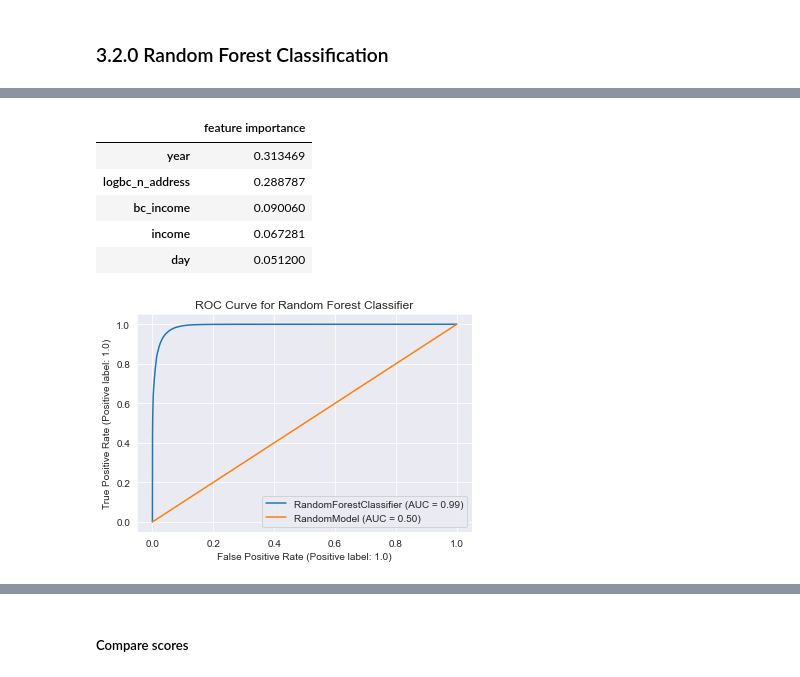
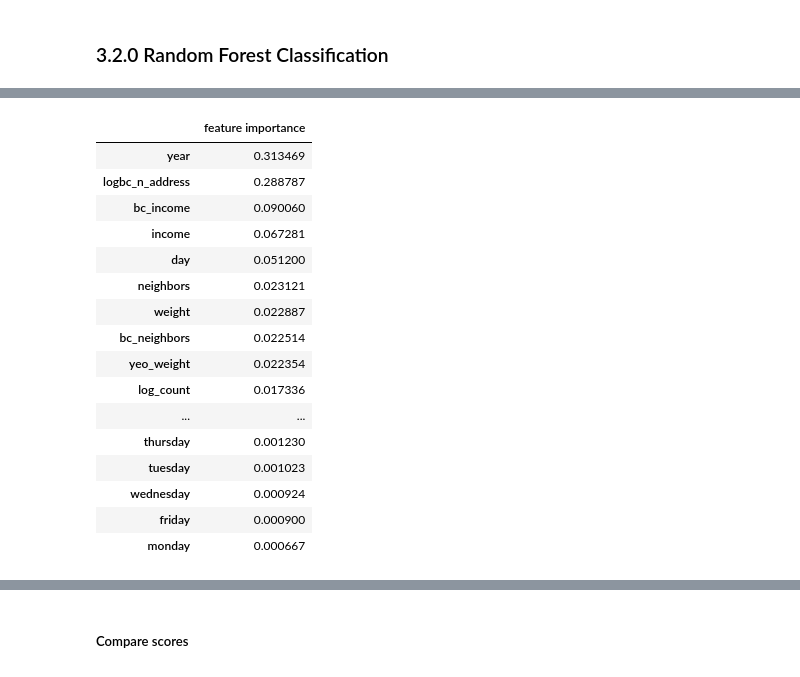
Before and after one commit to PZ808/BC-ransomware-classification, a Jupyter notebook: bc_rans-readpickle-v2.ipynb, the cells around one changed output, grey strips where cells are left out. Drawn from its saved outputs; the diff is of its cells as text; code cells hidden in the pictures.

```diff
--- a/bc_rans-readpickle-v2.ipynb
+++ b/bc_rans-readpickle-v2.ipynb
@@ -426,6 +434,15 @@ def plot_roc(model,X,y,plot_title):
     plt.plot(np.arange(0, 1.1, 0.1), np.arange(0, 1.1, 0.1), label='RandomModel (AUC = 0.50)')
     plt.legend()
     plt.show()
+
+def confusion_mat(y,y_pred):
+    cf_matrix = confusion_matrix(y, y_pred)
+    group_names = ['True Neg','False Pos','False Neg','True Pos']
+    group_counts = ['{0:0.0f}'.format(value) for value in cf_matrix.flatten()]
+    group_percentages = ['{0:.2%}'.format(value) for value in cf_matrix.flatten()/np.sum(cf_matrix)]
+    labels = [f'{v1}\n{v2}\n{v3}' for v1, v2, v3 in  zip(group_names,group_counts,group_percentages)]
+    labels = np.asarray(labels).reshape(2,2)
+    sns.heatmap(cf_matrix, annot=labels, fmt='',cmap='Reds')
 
 def tabulate_scores_df(model_name, y_test, y_pred):
 
@@ -696,34 +686,12 @@ rf_params_in = {
     "class_weight" : ['balanced', None]
 }
 
-rf_clf = RandomForestClassifier(n_jobs = -1,random_state = RAND_STATE)
-
+rf_cl = RandomForestClassifier(n_jobs = -1,random_state = RAND_STATE)
 
 rfc = Model(
-        e_ds.X_train_sm,
-        e_ds.y_train_sm,
-        X_train_e,
-        X_test_e,sgd_cl,
-        rf_params_in,
-        RandomForestClassifier
-        )
+        e_ds.X_train_sm, e_ds.y_train_sm,
+        X_train_e, X_test_e,
+        rf_cl, rf_params_in, RandomForestClassifier)
 
-
-# used randomized search to look for optimal parameters
-if READ_STATE == True:
-    rf_hps_fname = 'rf_bestparams_sm_e_05.csv'
-    rf_bps = pd.read_csv(rf_hps_fname)
-else:
-    rf_hyperparams = RandomizedSearchCV(
-        estimator = rf_clf,
-        param_distributions = rf_params_in,
-        scoring = 'f1',
-        n_jobs = -1,
-        verbose = 1,
-        random_state = RAND_STATE,
-        return_train_score = True,
-        n_iter = 5
-    )
-    rf_hyperparams.fit(e_ds.X_train_sm, e_ds.y_train_sm) # fit to get optimal parameters
-    rf_bps = rf_hyperparams.best_params_
+rf_bps = rfc.best_params
 # %% [output]
@@ -774,15 +751,22 @@ rf_opt_preds_test  = rf_opt_down.predict(X_test_e)   # prediction from test set
 # %%
-rf_opt_down_feat_ranks_df = pd.DataFrame(np.ravel(rf_opt_down.feature_importances_), index=colnames)
+rf_opt_down_feat_ranks_df = pd.DataFrame(np.ravel(rfc.tuned.feature_importances_), index=colnames)
 rf_opt_down_feat_ranks_df.columns = ['feature importance']
-rf_opt_down_feat_ranks_df.sort_values(by='feature importance', ascending=False).head(5)
+rf_opt_down_feat_ranks_df.sort_values(by='feature importance', ascending=False)
 # %% [output]
 |  | feature importance |
 | year | 0.313469 |
 | logbc_n_address | 0.288787 |
 | bc_income | 0.090060 |
 | income | 0.067281 |
 | day | 0.051200 |
+| neighbors | 0.023121 |
+| weight | 0.022887 |
+| bc_neighbors | 0.022514 |
+| yeo_weight | 0.022354 |
+| log_count | 0.017336 |
+| ... | ... |
+| thursday | 0.001230 |
+| tuesday | 0.001023 |
+| wednesday | 0.000924 |
+| friday | 0.000900 |
+| monday | 0.000667 |
-# %%
-plot_roc(rf_opt_down,e_ds.X_train_sm, e_ds.y_train_sm, 'ROC Curve for Random Forest Classifier')
-# %% [output]
-[figure, removed]
```
Also changed, not shown: parts of 109 cells of this notebook.
